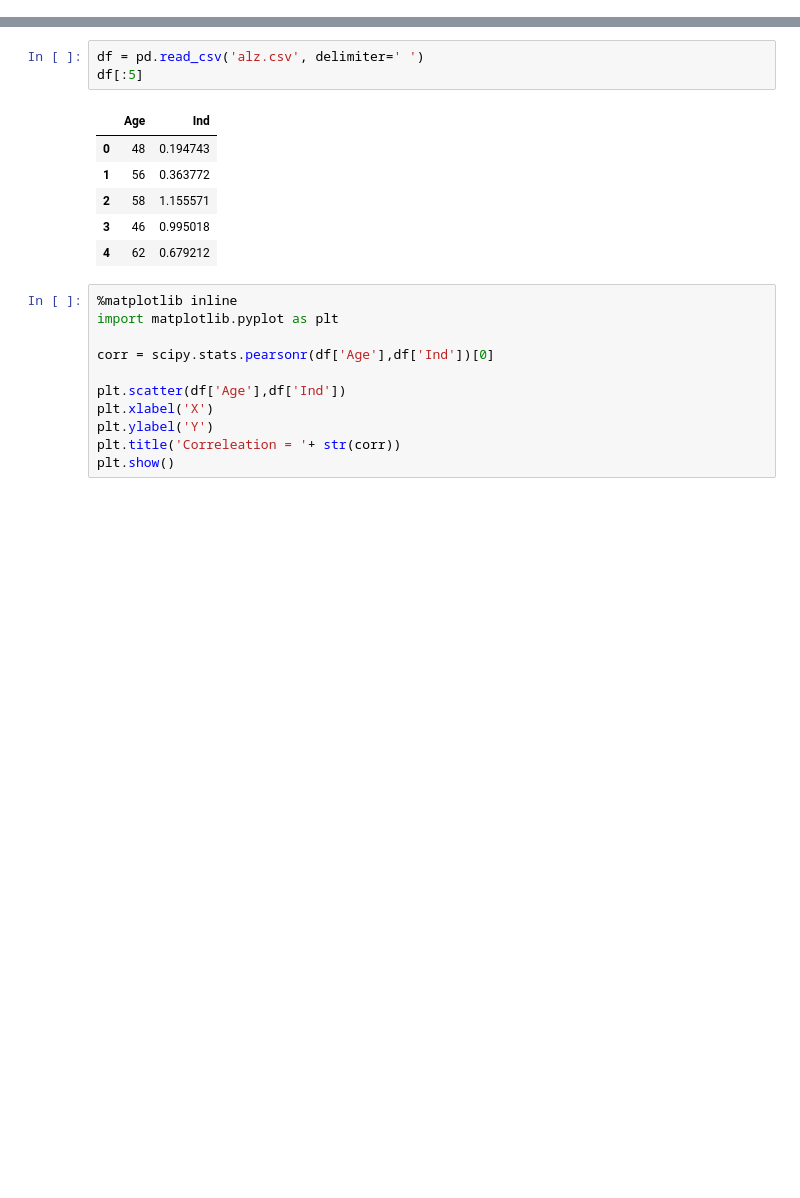
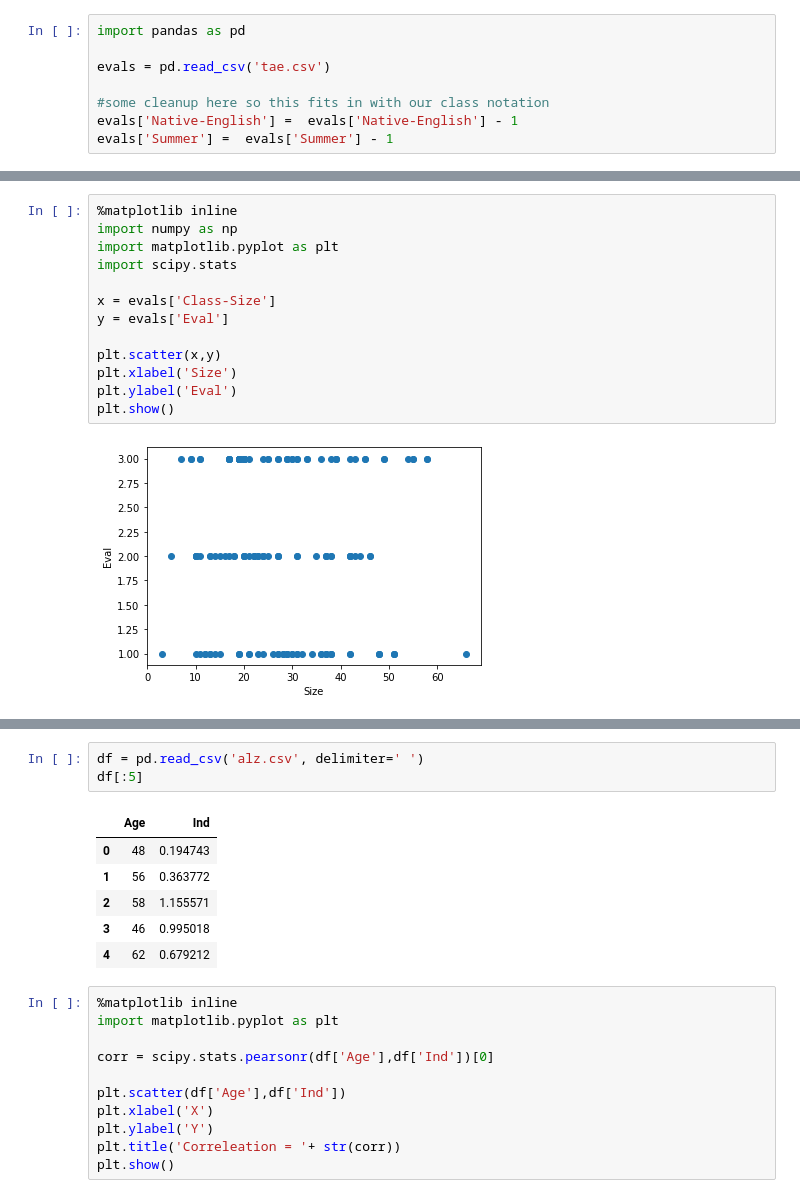
Before and after one commit to sjyk/cmsc21800, a Jupyter notebook: Feature Engineering.ipynb, the cells around one changed output, grey strips where cells are left out. Saved outputs shown, nothing was run; the diff lists cells and outputs as text; blank space fills up the shorter version.

```diff
--- a/Feature Engineering.ipynb
+++ b/Feature Engineering.ipynb
@@ -95,0 +8,8 @@ The goal of featurization is how to represent data numerically to best use the q
+# %%
+import pandas as pd
+
+evals = pd.read_csv('tae.csv')
+
+#some cleanup here so this fits in with our class notation
+evals['Native-English'] =  evals['Native-English'] - 1
+evals['Summer'] =  evals['Summer'] - 1
@@ -95,0 +35,15 @@ The goal of featurization is how to represent data numerically to best use the q
+# %%
+%matplotlib inline
+import numpy as np
+import matplotlib.pyplot as plt
+import scipy.stats
+
+x = evals['Class-Size']
+y = evals['Eval']
+
+plt.scatter(x,y)
+plt.xlabel('Size')
+plt.ylabel('Eval')
+plt.show()
+# %% [output]
+[figure, added]
```
Also changed, not shown: parts of 35 cells of this notebook, 3 other files.
